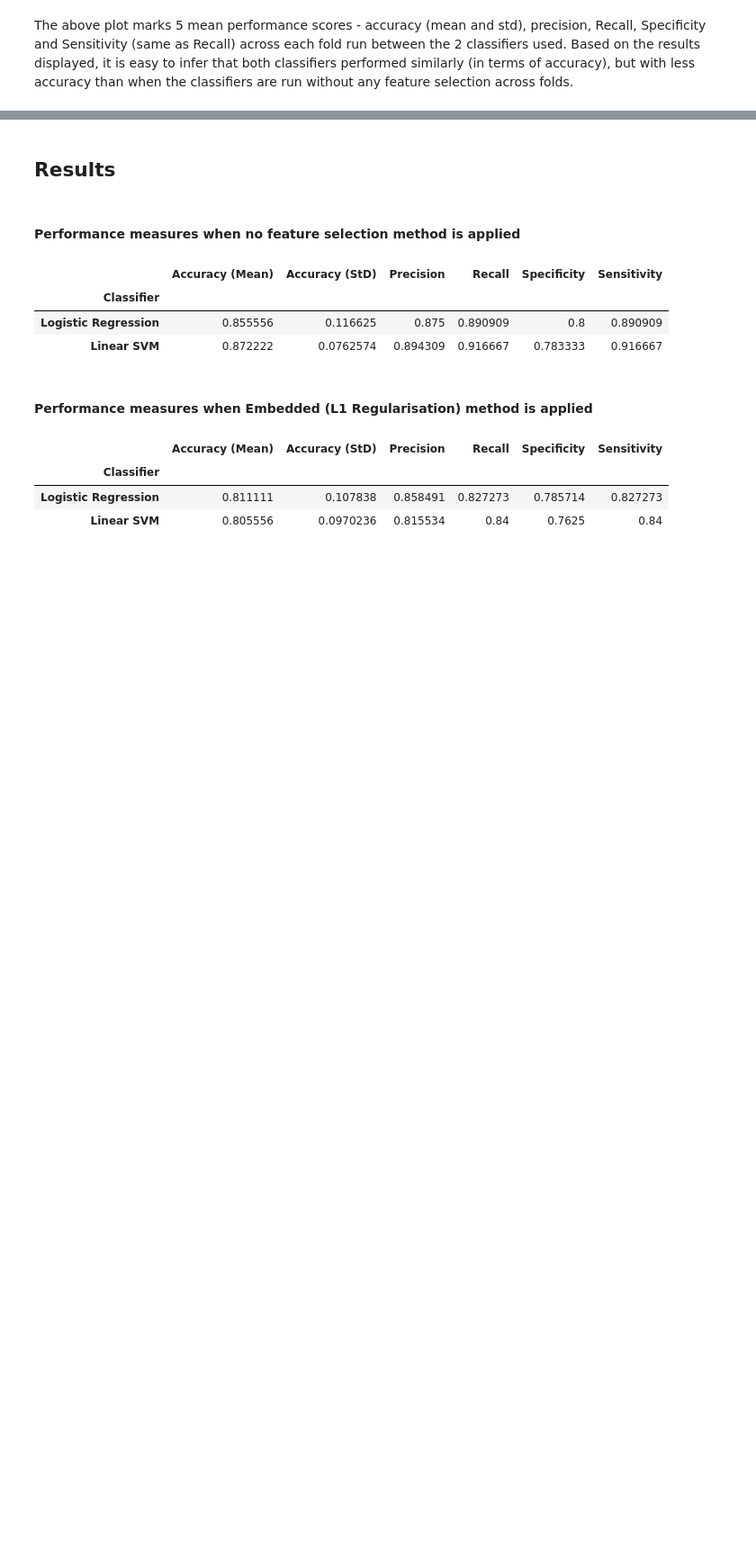
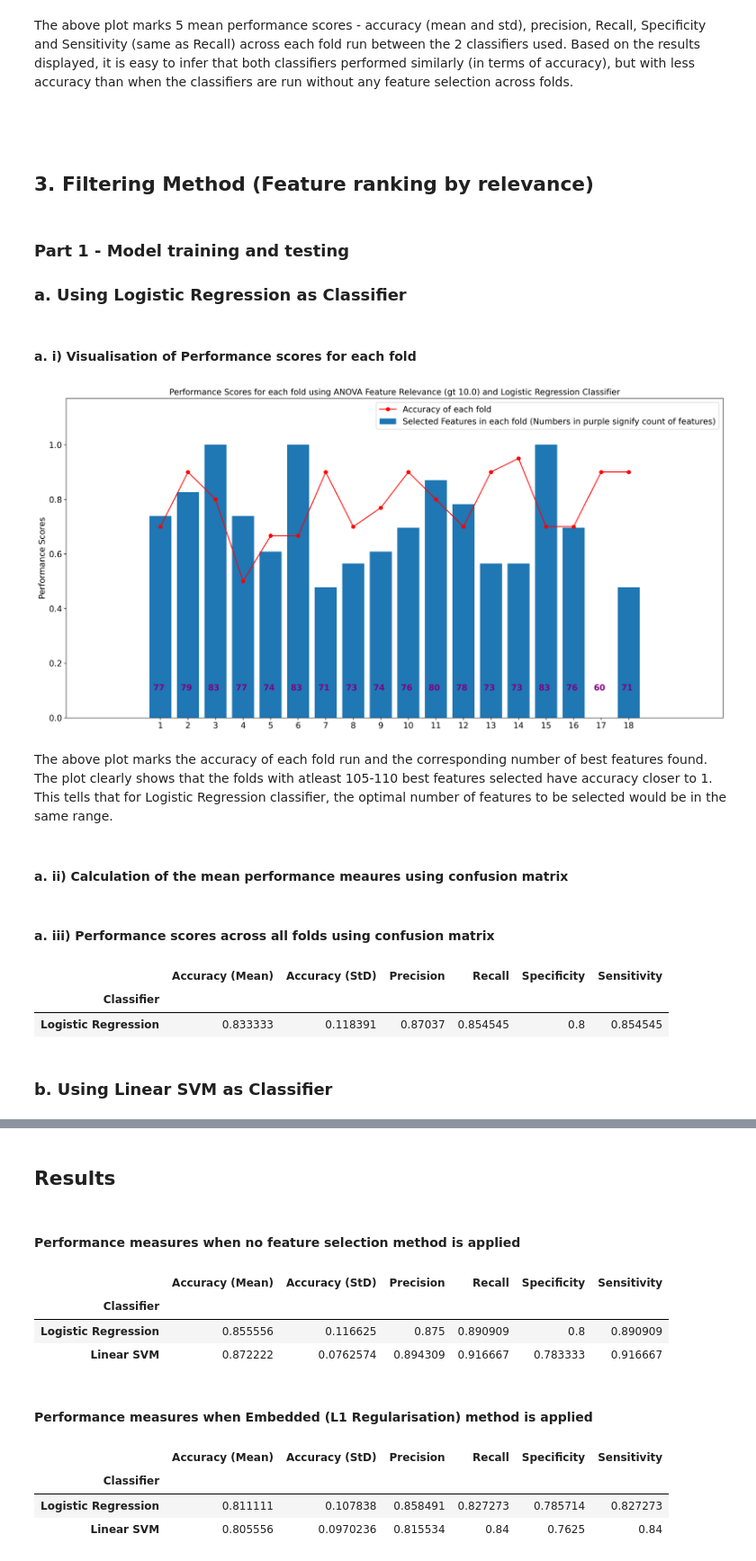
Before and after one commit to GarimaDevnani/Case-Study-Feature-Engineering, a Jupyter notebook: Case Study_Feature Engineering.ipynb, the cells around one changed output, grey strips where cells are left out. Shown at 90% size. Saved outputs shown, nothing was run; the diff lists cells and outputs as text; code cells hidden in the pictures; blank space fills up the shorter version.

Commit message:
Added Filter method for feature selection

```diff
--- a/Case Study_Feature Engineering.ipynb
+++ b/Case Study_Feature Engineering.ipynb
@@ -747,2 +751,9 @@ plt.show()
 # %% [markdown]
 The above plot marks 5 mean performance scores - accuracy (mean and std), precision, Recall, Specificity and Sensitivity (same as Recall) across each fold run between the 2 classifiers used. Based on the results displayed, it is easy to infer that both classifiers performed similarly (in terms of accuracy), but with less accuracy than when the classifiers are run without any feature selection across folds.
+# %% [markdown]
+#
+# %% [markdown]
+## 3. Filtering Method (Feature ranking by relevance)
+# %% [markdown]
+### Part 1 - Model training and testing
+### a. Using Logistic Regression as Classifier
@@ -748,0 +783,34 @@ The above plot marks 5 mean performance scores - accuracy (mean and std), precis
+# %% [markdown]
+#### a. i) Visualisation of Performance scores for each fold
+# %%
+folds = list(range(1, 19))
+accuracy_folds = calculate_measures_folds(cm_folds)
+accuracy_std = np.std(accuracy_folds)
+
+selected_features_folds = np.array(selected_features_folds)
+selected_features_folds_norms = (selected_features_folds-min(selected_features_folds))/(max(selected_features_folds)-min(selected_features_folds))
+
+fig, ax = plt.subplots(figsize=(20, 10), dpi=300)
+rects1 = ax.plot(folds, accuracy_folds, 'ro-', label="Accuracy of each fold")
+rects2 = ax.bar(folds, selected_features_folds_norms, label="Selected Features in each fold (Numbers in purple signify count of features)")
+
+# Add some text for labels, title and custom x-axis tick labels, etc.
+ax.set_ylabel('Performance Scores', fontsize=14)
+ax.set_title('Performance Scores for each fold using ANOVA Feature Relevance (gt 10.0) and Logistic Regression Classifier', fontsize=14)
+ax.set_xticks(folds) # values
+ax.tick_params(labelsize=14)
+ax.legend(fontsize=14)
+ax.margins(0.17)
+
+for i, v in enumerate(selected_features_folds):
+    ax.annotate(v, (i, selected_features_folds_norms[i]), xytext=(i+0.73, 0.1), color='purple', fontweight='bold', fontsize=14)
+
+plt.show()
+# %% [output]
+[figure, added]
+# %% [markdown]
+The above plot marks the accuracy of each fold run and the corresponding number of best features found.
+The plot clearly shows that the folds with atleast 105-110 best features selected have accuracy closer to 1.
+This tells that for Logistic Regression classifier, the optimal number of features to be selected would be in the same range.
+# %% [markdown]
+#### a. ii) Calculation of the mean performance meaures using confusion matrix
@@ -748,0 +827,10 @@ The above plot marks 5 mean performance scores - accuracy (mean and std), precis
+# %% [markdown]
+#### a. iii) Performance scores across all folds using confusion matrix
+# %%
+filter_scores_df.loc[['Logistic Regression']]
+# %% [output]
+|  | Accuracy (Mean) | Accuracy (StD) | Precision | Recall | Specificity | Sensitivity |
+| Classifier |  |  |  |  |  |  |
+| Logistic Regression | 0.833333 | 0.118391 | 0.87037 | 0.854545 | 0.8 | 0.854545 |
+# %% [markdown]
+### b. Using Linear SVM as Classifier
```
Also changed, not shown: parts of 26 cells of this notebook, 1 other file.
